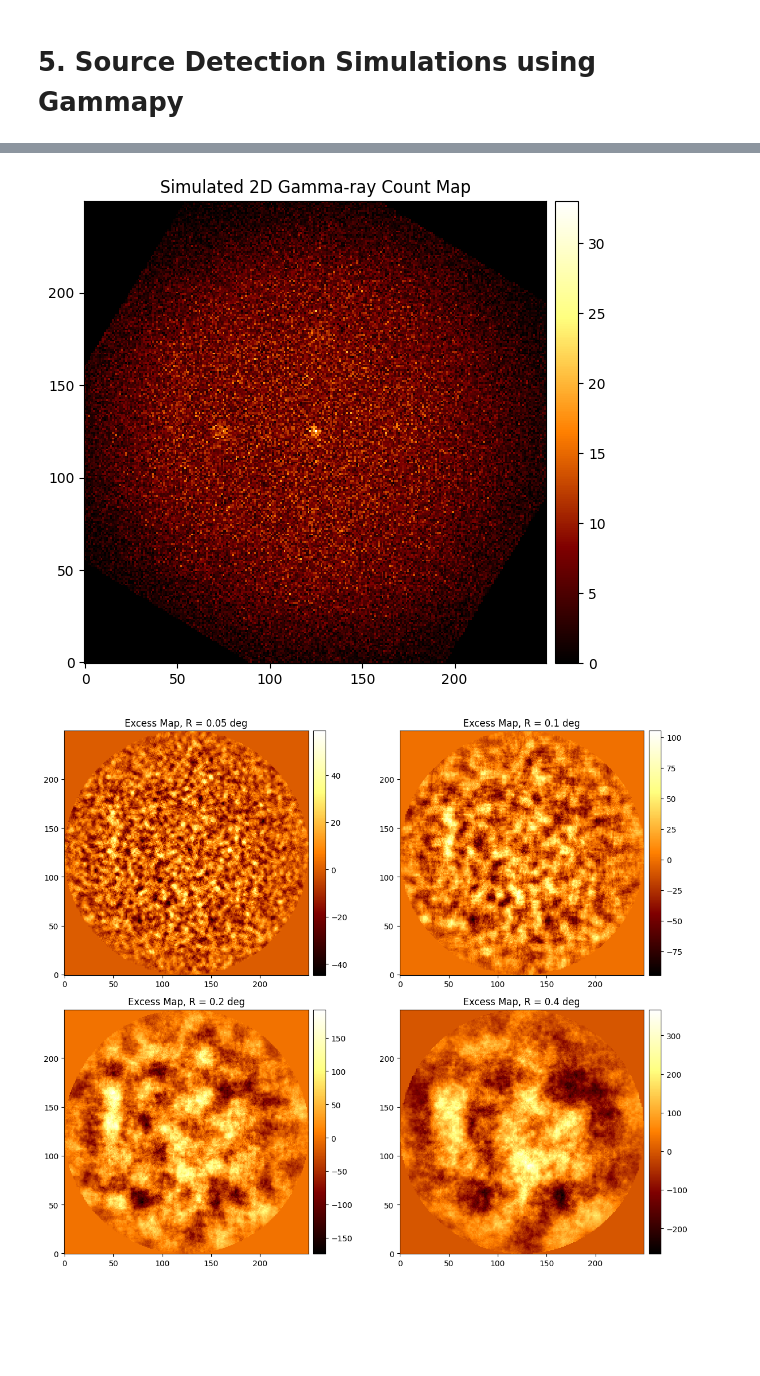
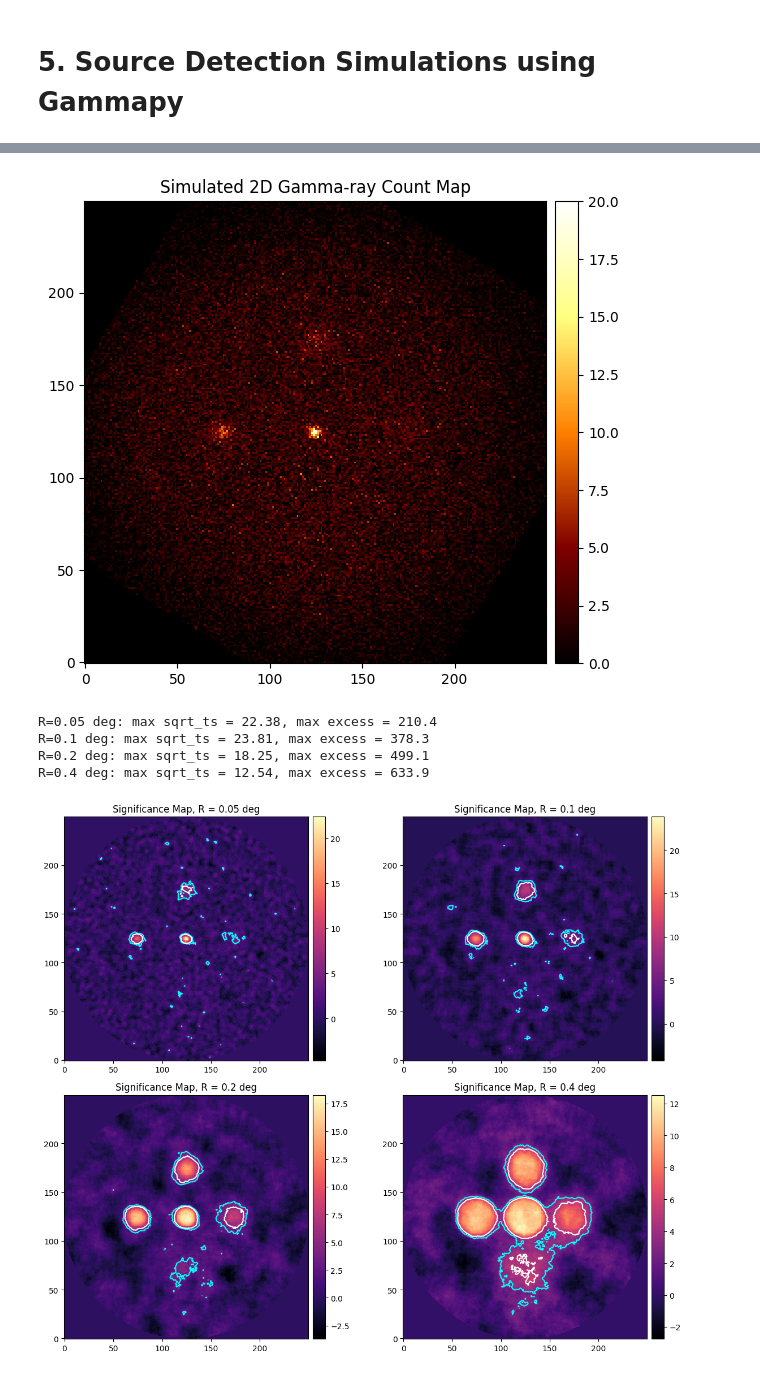
Before and after one commit to sarthak-tri/ACR_2026_TIFR_assignments, a Jupyter notebook: assignment-2/answers-assignment-2.ipynb, the cells around one changed output, grey strips where cells are left out. Drawn from its saved outputs; the diff is of its cells as text; code cells hidden in the pictures; blank space fills up the shorter version.

```diff
--- a/assignment-2/answers-assignment-2.ipynb
+++ b/assignment-2/answers-assignment-2.ipynb
@@ -658,6 +664,6 @@ from gammapy.modeling.models import SkyModel, PowerLawSpectralModel, PointSpatia
 # %%
 # Defining telescope geometry (or sky geometry?)
-energy_ax = MapAxis.from_energy_bounds("1 TeV", "10 TeV", nbin=1)   # signle energy bin
+energy_ax = MapAxis.from_energy_bounds("1 TeV", "10 TeV", nbin=1)   # model sky having sources that emit in this energy rannge
 target_pos = SkyCoord(0.0, 0.0, frame="galactic", unit = "deg") # target position
 geom = WcsGeom.create(
     skydir= target_pos,
@@ -671,7 +677,7 @@ geom = WcsGeom.create(
 data_store = DataStore.from_dir("$GAMMAPY_DATA/hess-dl3-dr1/")  # HESS IRF
 
 # Simulating Observation
-ltime = 50 * u.hour # livetime
+ltime = 12 * u.hour # livetime
 pointing = target_pos
 
 some_true_obs = data_store.obs(obs_id = 23523)
@@ -681,18 +687,11 @@ irfs = {    # Building IRF from the specific Hess observation
     'bkg': some_true_obs.bkg,
     'edisp': some_true_obs.edisp
 }
-sim_observation = Observation.create(
+sim_observation = Observation.create(   # simulated observation
     obs_id= 1,
     pointing= pointing,
     livetime= ltime,
     irfs= irfs # Loading IRF from first observation
-)
-
-# Spectral model corresponding to sources
-spectral = PowerLawSpectralModel(
-    index = 2.7,
-    amplitude = 1e-12 * u.Unit("cm-2 s-1 TeV-1"),
-    reference = 1 * u.TeV
 )
 
 # Defining sources positions, equally distributed in four quadrants and also at the center for simplicity
@@ -708,6 +707,11 @@ sources = [
 source_spreads = [None, 0.05, 0.1, 0.2, 0.4]    # None for point source, others in degrees
 sky_models = []
 for k in range(len(source_spreads)):
+    spectral = PowerLawSpectralModel(  # spectral model for simulating sources
+        index=2.5,
+        amplitude=5e-12 * u.Unit("cm-2 s-1 TeV-1"),
+        reference=1 * u.TeV
+    )
     sigma_val = source_spreads[k]
     if sigma_val is None:
         spatial_model = PointSpatialModel(
@@ -748,28 +752,40 @@ data.counts.sum_over_axes().plot(ax=ax, add_cbar=True)
 ax.set_title("Simulated 2D Gamma-ray Count Map")
 plt.show()
 # %% [output]
-[figure, old version]
+[figure, new version]
 # %%
 # ExcessMapEstimator with different correlation radii
 corr_r = [0.05, 0.1, 0.2, 0.4] * u.deg
-excess = {}
+excess = {} # dictionary to hold the results of excess map
+
+data_for_excess = data.copy()
+data_for_excess.models = Models([])
 for r in corr_r:
     estimator = ExcessMapEstimator(correlation_radius= r)  # correlation radius analogous to tophat kernel radius
-    result = estimator.run(data)    # convolution step
+    result = estimator.run(data_for_excess)    # convolution step
     excess[r.value] = result
+    print(f"R={r}: max sqrt_ts = {np.nanmax(result['sqrt_ts'].data):.2f}, "
+          f"max excess = {np.nanmax(result['npred_excess'].data):.1f}")
 ## Plotting for visualization
 
 fig, axes = plt.subplots(2, 2, figsize=(12, 10))
 ik = [(0,0), (0,1), (1,0), (1,1)]
 
 for r_i in range(len(corr_r)):
     r = corr_r[r_i]
     i, k = ik[r_i]
-    excess[r.value]['npred_excess'].sum_over_axes().plot(   # sum over energy axis to create 2D spatial lat x lon map
-        ax=axes[i,k], add_cbar=True
+    sig_map = excess[r.value]['sqrt_ts']  # Li & Ma significance
+    sig_map.sum_over_axes().plot(ax=axes[i,k], add_cbar=True, cmap='magma')
+    axes[i,k].contour(
+        sig_map.sum_over_axes().data.squeeze(),
+        levels=[3, 5], colors=["cyan", "white"]
     )
-    axes[i,k].set_title(f"Excess Map, R = {r}")
+    axes[i,k].set_title(f"Significance Map, R = {r}")
 plt.tight_layout()
 plt.show()
 # %% [output]
+R=0.05 deg: max sqrt_ts = 22.38, max excess = 210.4
+R=0.1 deg: max sqrt_ts = 23.81, max excess = 378.3
+R=0.2 deg: max sqrt_ts = 18.25, max excess = 499.1
+R=0.4 deg: max sqrt_ts = 12.54, max excess = 633.9
-[figure, old version]
+[figure, new version]
```
Also changed, not shown: parts of 22 cells of this notebook.
